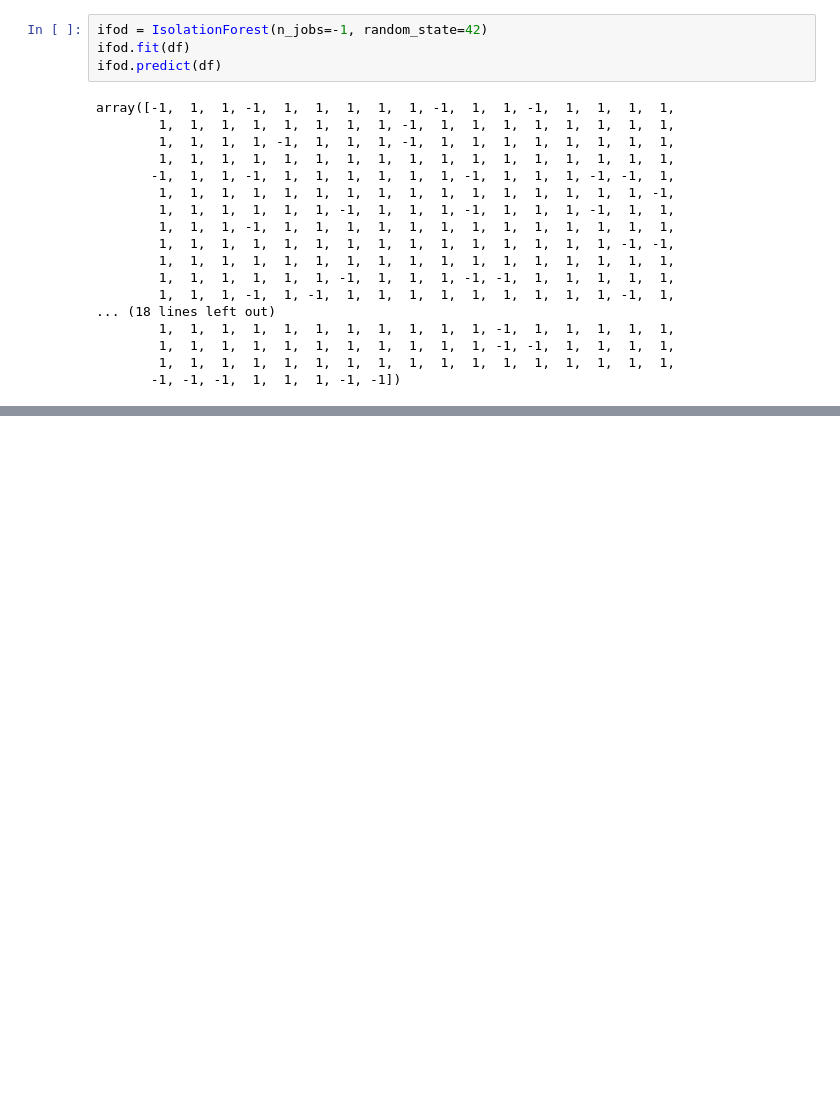
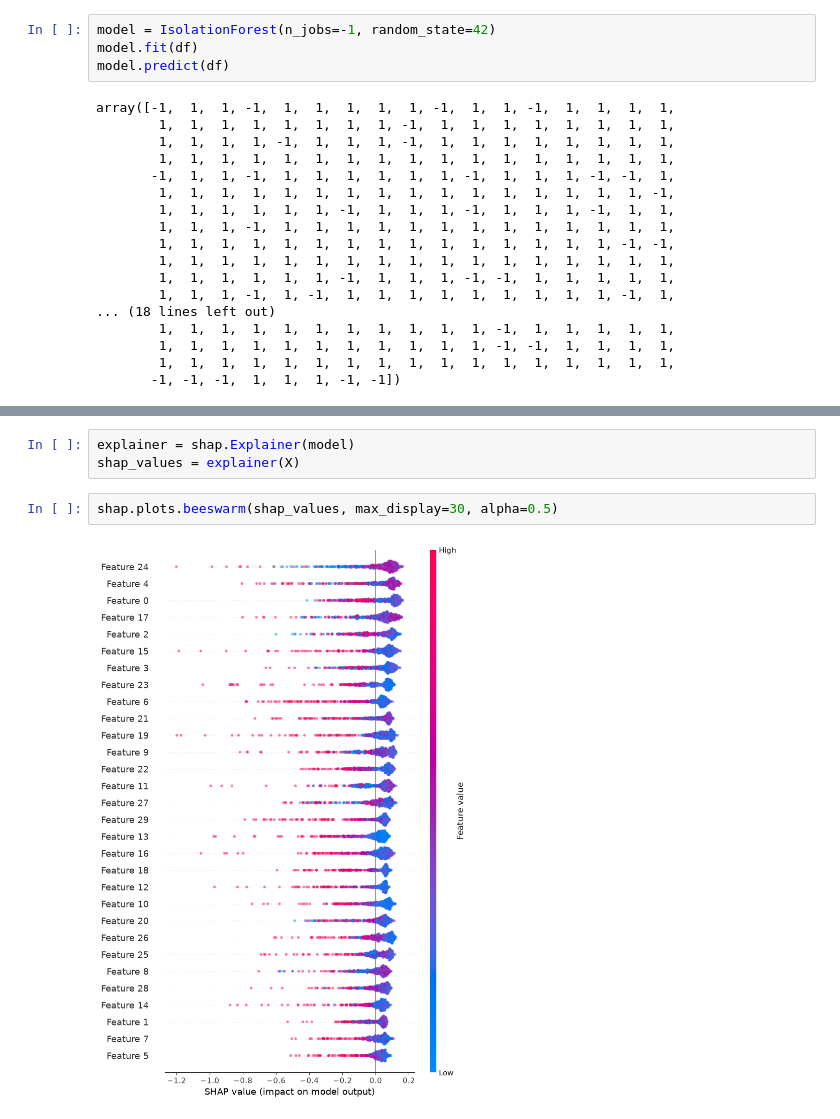
Before and after one commit to cromi0256/core, a Jupyter notebook: SOTA/Project05/src/project05/iso_dev00.ipynb, the cells around one changed output, grey strips where cells are left out. Saved outputs shown, nothing was run; the diff lists cells and outputs as text; blank space fills up the shorter version.

Commit message:
shap plot 생성

```diff
--- a/SOTA/Project05/src/project05/iso_dev00.ipynb
+++ b/SOTA/Project05/src/project05/iso_dev00.ipynb
@@ -23,9 +25,9 @@ shape: (9, 31)
 | "75%" | 15.78 | 21.8 | 104.1 | 782.7 | 0.1053 | 0.1304 | ... |
 | "max" | 28.11 | 39.28 | 188.5 | 2501.0 | 0.1634 | 0.3454 | ... |
 # %%
-ifod = IsolationForest(n_jobs=-1, random_state=42)
-ifod.fit(df)
-ifod.predict(df)
+model = IsolationForest(n_jobs=-1, random_state=42)
+model.fit(df)
+model.predict(df)
 # %% [output]
 array([-1,  1,  1, -1,  1,  1,  1,  1,  1, -1,  1,  1, -1,  1,  1,  1,  1,
         1,  1,  1,  1,  1,  1,  1,  1, -1,  1,  1,  1,  1,  1,  1,  1,  1,
@@ -64,3 +66,10 @@ array([-0.56031992, -0.43488577, -0.43704173, -0.63237602, -0.44336105,
        -0.41062788, -0.40243731, -0.48711828, -0.40075795, -0.41829529,
        -0.37848743, -0.51556397, -0.51634013, -0.51180132, -0.49891295,
        -0.45344873, -0.41588117, -0.56390247, -0.53256295])
+# %%
+explainer = shap.Explainer(model)
+shap_values = explainer(X)
+# %%
+shap.plots.beeswarm(shap_values, max_display=30, alpha=0.5)
+# %% [output]
+[figure, added]
```
Also changed, not shown: parts of 3 cells of this notebook, 2 other files.
